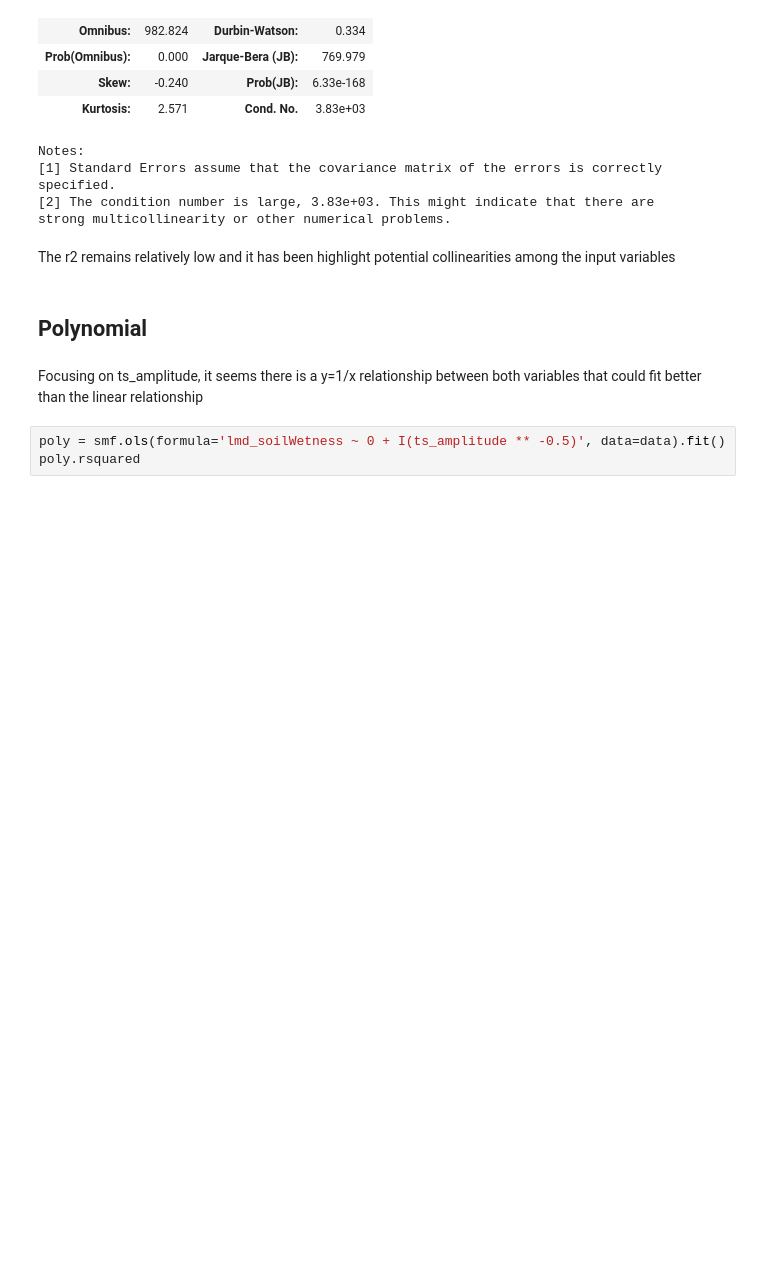
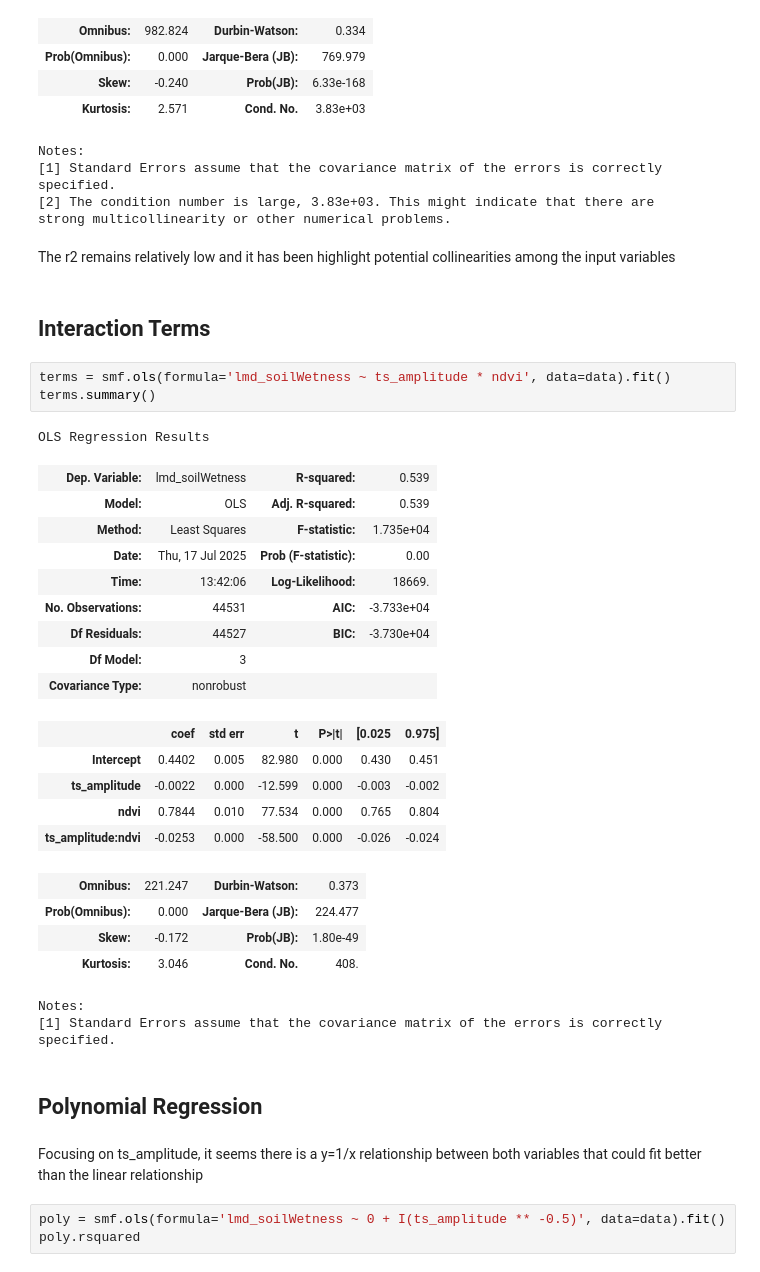
Before and after one commit to Datavizcowboy/PythonDatavizToolbox, a Jupyter notebook: Notebooks/07-Data_Analysis/00_Satellite_Remote_Sensing/02_Multiple_Linear_Regression.ipynb, the cells around one changed output. Drawn from its saved outputs; the diff is of its cells as text; blank space fills up the shorter version.

Commit message:
Interaction term performed

```diff
--- a/Notebooks/07-Data_Analysis/00_Satellite_Remote_Sensing/02_Multiple_Linear_Regression.ipynb
+++ b/Notebooks/07-Data_Analysis/00_Satellite_Remote_Sensing/02_Multiple_Linear_Regression.ipynb
@@ -94,8 +94,35 @@ Notes:
 strong multicollinearity or other numerical problems.
 # %% [markdown]
 The r2 remains relatively low and it has been highlight potential collinearities among the input variables
+# %% [markdown]
+## Interaction Terms
+# %%
+terms = smf.ols(formula='lmd_soilWetness ~ ts_amplitude * ndvi', data=data).fit()
+terms.summary()
+# %% [output]
+OLS Regression Results
+| Dep. Variable: | lmd_soilWetness | R-squared: | 0.539 |
+| Model: | OLS | Adj. R-squared: | 0.539 |
+| Method: | Least Squares | F-statistic: | 1.735e+04 |
+| Date: | Thu, 17 Jul 2025 | Prob (F-statistic): | 0.00 |
+| Time: | 13:42:06 | Log-Likelihood: | 18669. |
+| No. Observations: | 44531 | AIC: | -3.733e+04 |
+| Df Residuals: | 44527 | BIC: | -3.730e+04 |
+| Df Model: | 3 |  |  |
+| Covariance Type: | nonrobust |  |  |
+|  | coef | std err | t | P>|t| | [0.025 | 0.975] |
+| Intercept | 0.4402 | 0.005 | 82.980 | 0.000 | 0.430 | 0.451 |
+| ts_amplitude | -0.0022 | 0.000 | -12.599 | 0.000 | -0.003 | -0.002 |
+| ndvi | 0.7844 | 0.010 | 77.534 | 0.000 | 0.765 | 0.804 |
+| ts_amplitude:ndvi | -0.0253 | 0.000 | -58.500 | 0.000 | -0.026 | -0.024 |
+| Omnibus: | 221.247 | Durbin-Watson: | 0.373 |
+| Prob(Omnibus): | 0.000 | Jarque-Bera (JB): | 224.477 |
+| Skew: | -0.172 | Prob(JB): | 1.80e-49 |
+| Kurtosis: | 3.046 | Cond. No. | 408. |
+Notes:
+[1] Standard Errors assume that the covariance matrix of the errors is correctly specified.
 # %% [markdown]
-## Polynomial
+## Polynomial Regression
 # %% [markdown]
 Focusing on ts_amplitude, it seems there is a y=1/x relationship between both variables that could fit better than the linear relationship
 # %%
```
Also changed, not shown: parts of 2 cells of this notebook.
